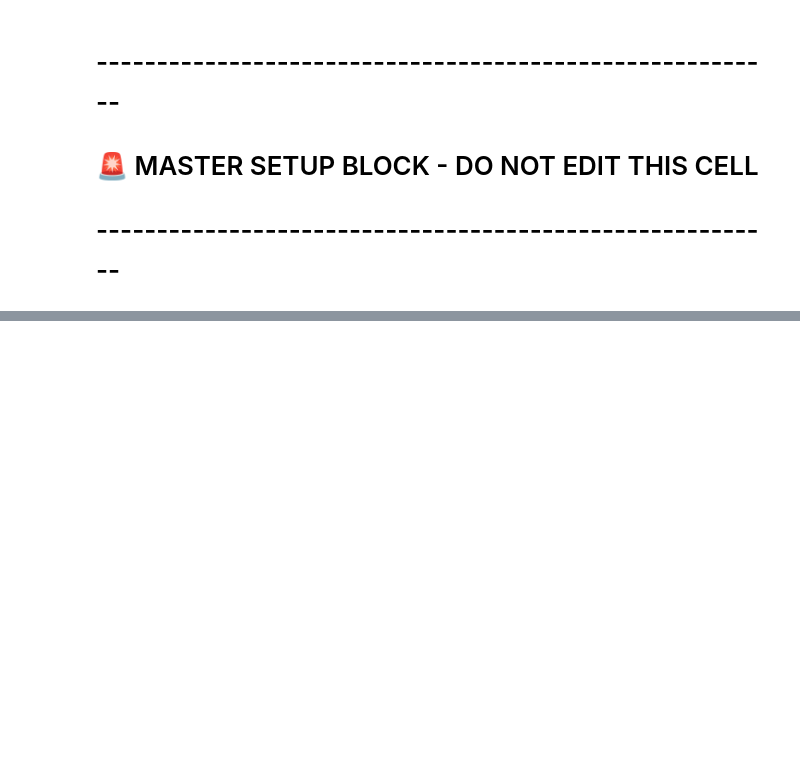
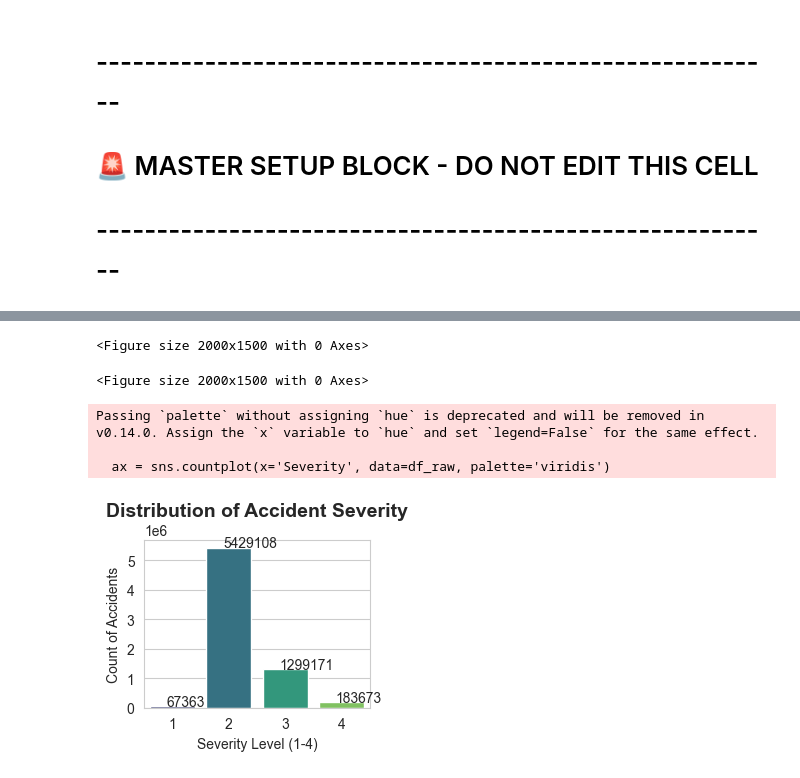
Before and after one commit to notNAKAZAKi-ctrl/us-accidents-analysis-2026, a Jupyter notebook: EDA.ipynb, the cells around one changed output, grey strips where cells are left out. Cells and saved outputs as stored; diff of their text form; code cells hidden in the pictures; blank space fills up the shorter version.

```diff
--- a/EDA.ipynb
+++ b/EDA.ipynb
@@ -27,8 +71,5 @@ print(f"✅ Loaded {df.shape[0]} rows.")
 # %%
-# ---------------------------------------------------------
-# 2. DROP USELESS COLUMNS
-# ---------------------------------------------------------
-# We keep 'Amenity' as requested, but drop other noise.
+# ==============================================================================
 cols_to_delete = [
     # Metadata & IDs
     'ID', 'Source', 'Country', 'Zipcode', 'Timezone', 'Airport_Code', 'Description',
@@ -43,5 +84,5 @@ cols_to_delete = [
     # High Missing Values
     'End_Lat', 'End_Lng'
 ]
-df.drop(columns=cols_to_delete, errors='ignore', inplace=True)
+df_raw.drop(columns=cols_to_delete, errors='ignore', inplace=True)
 print(f"🗑️ Dropped {len(cols_to_delete)} columns.")
@@ -48,8 +91,8 @@ print(f"🗑️ Dropped {len(cols_to_delete)} columns.")
 # %%
 # ---------------------------------------------------------
-# 3. RENAME COLUMNS (For easier coding)
+# RENAME COLUMNS
 # ---------------------------------------------------------
-df.rename(columns={
+df_raw.rename(columns={
     'Distance(mi)': 'Distance',
     'Temperature(F)': 'Temp',
     'Humidity(%)': 'Humidity',
@@ -82,19 +127,19 @@ df['Weekday'] = df['Start_Time'].dt.day_name()
 # %%
 # ---------------------------------------------------------
-# 5. FIX MISSING VALUES (IMPUTATION)
+# FIX MISSING VALUES (IMPUTATION)
 # ---------------------------------------------------------
 print("🔧 Filling empty values...")
 # A. Numerical Columns -> Fill with MEDIAN
 weather_nums = ['Temp', 'Humidity', 'Visibility', 'Wind_Speed']
 for col in weather_nums:
-    if col in df.columns:
-        median_val = df[col].median()
-        df[col] = df[col].fillna(median_val)
+    if col in df_raw.columns:
+        median_val = df_raw[col].median()
+        df_raw[col] = df_raw[col].fillna(median_val)
 
 # B. Categorical Columns -> Fill with MODE (Most Frequent)
 categorical_cols = ['Weather', 'Sunrise_Sunset', 'City']
 for col in categorical_cols:
-    if col in df.columns:
-        if not df[col].mode().empty:
-            mode_val = df[col].mode()[0]
-            df[col] = df[col].fillna(mode_val)
+    if col in df_raw.columns:
+        if not df_raw[col].mode().empty:
+            mode_val = df_raw[col].mode()[0]
+            df_raw[col] = df_raw[col].fillna(mode_val)
@@ -110,0 +175,23 @@ df.head(3)
+# %%
+sns.set_style("whitegrid")
+plt.figure(figsize=(20, 15))
+# %% [output]
+<Figure size 2000x1500 with 0 Axes>
+<Figure size 2000x1500 with 0 Axes>
+# %%
+# ---------------------------------------------------------
+# 1. TARGET VARIABLE: How bad are the accidents? (Severity)
+# ---------------------------------------------------------
+plt.subplot(2, 2, 1)
+ax = sns.countplot(x='Severity', data=df_raw, palette='viridis')
+plt.title("Distribution of Accident Severity", fontsize=14, fontweight='bold')
+plt.xlabel("Severity Level (1-4)")
+plt.ylabel("Count of Accidents")
+# Add count labels on top of bars
+for p in ax.patches:
+    ax.annotate(f'{int(p.get_height())}', (p.get_x() + 0.3, p.get_height() + 100))
+# %% [output]
+Passing `palette` without assigning `hue` is deprecated and will be removed in v0.14.0. Assign the `x` variable to `hue` and set `legend=False` for the same effect.
+
+  ax = sns.countplot(x='Severity', data=df_raw, palette='viridis')
+[figure, added]
```
Also changed, not shown: parts of 19 cells of this notebook.
